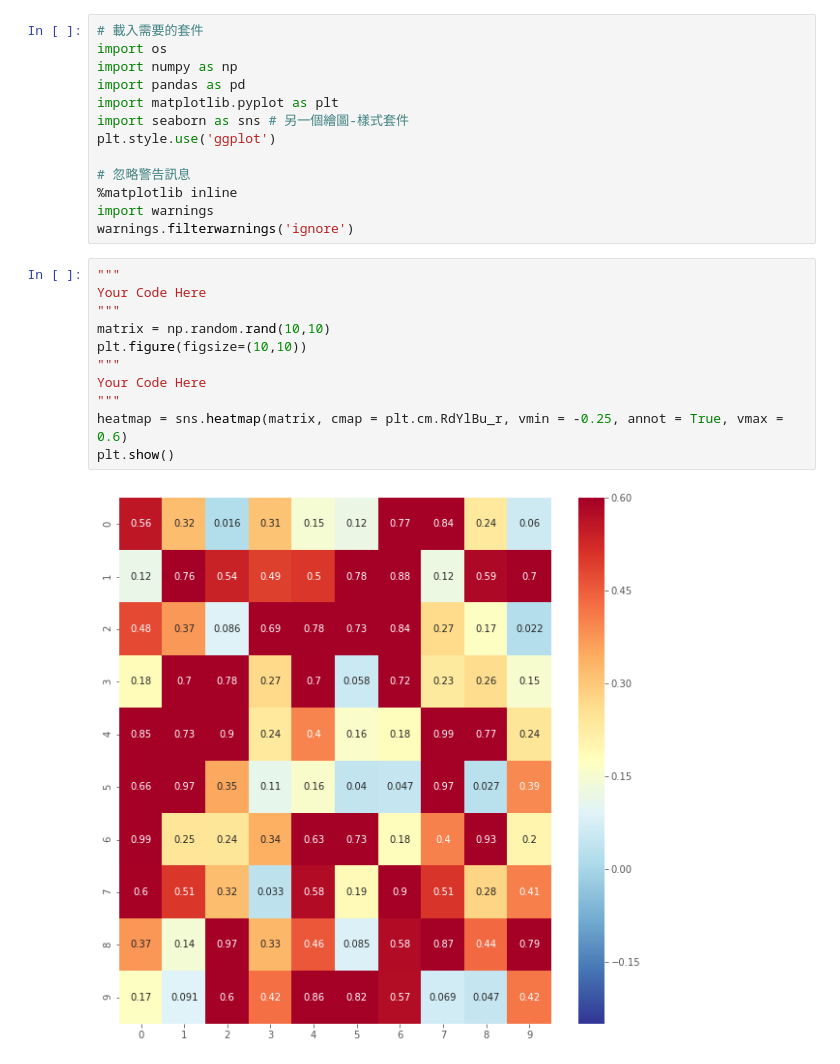
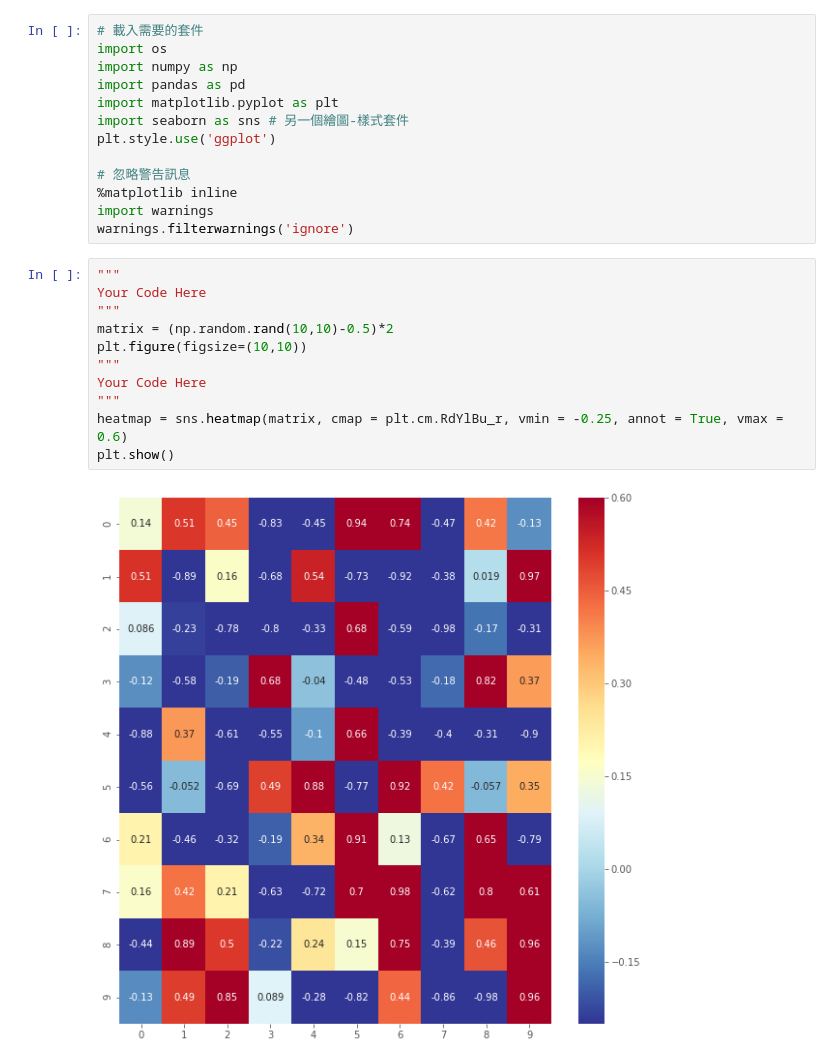
Before and after one commit to Kaiyuankuan/ML100Days, a Jupyter notebook: homework/Day_020_HW.ipynb, the cells around one changed output. Drawn from its saved outputs; the diff is of its cells as text.

```diff
--- a/homework/Day_020_HW.ipynb
+++ b/homework/Day_020_HW.ipynb
@@ -28,16 +28,16 @@ warnings.filterwarnings('ignore')
 # %%
 """
 Your Code Here
 """
-matrix = np.random.rand(10,10)
+matrix = (np.random.rand(10,10)-0.5)*2
 plt.figure(figsize=(10,10))
 """
 Your Code Here
 """
 heatmap = sns.heatmap(matrix, cmap = plt.cm.RdYlBu_r, vmin = -0.25, annot = True, vmax = 0.6)
 plt.show()
 # %% [output]
-[figure, old version]
+[figure, new version]
 # %%
 nrow = 1000
 ncol = 3
```
Also changed, not shown: parts of 2 cells of this notebook.
